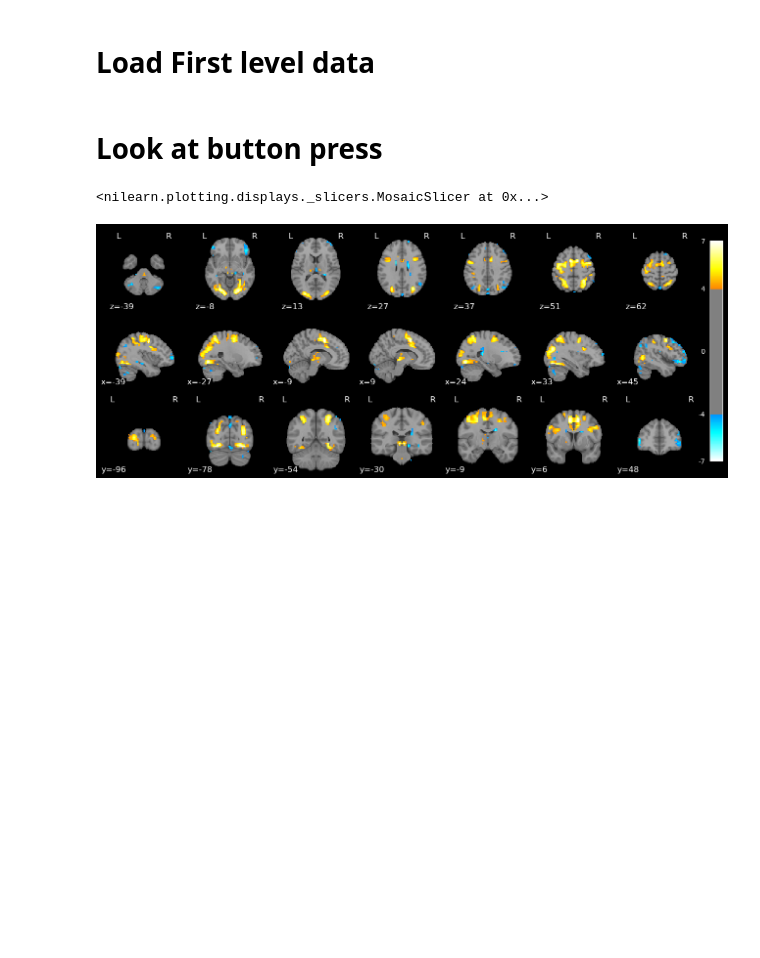
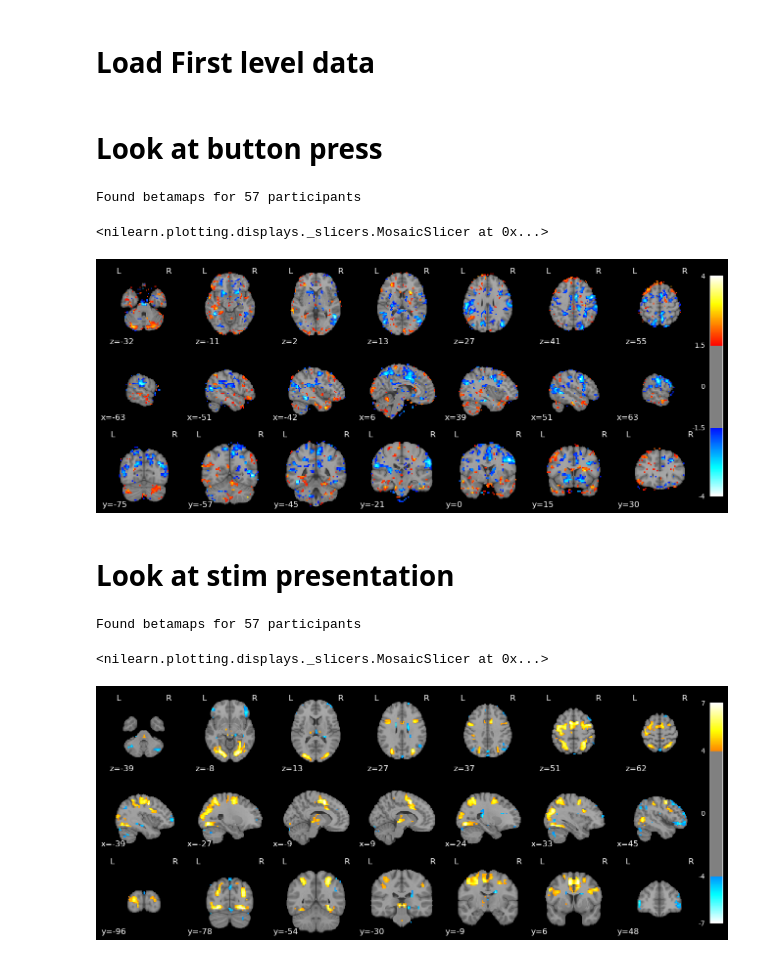
Before and after one commit to hugofluhr/learning-habits-analysis, a Jupyter notebook: results_notebooks/second_lvl_pm.ipynb, the cells around one changed output. Drawn from its saved outputs; the diff is of its cells as text; code cells hidden in the pictures; blank space fills up the shorter version.

```diff
--- a/results_notebooks/second_lvl_pm.ipynb
+++ b/results_notebooks/second_lvl_pm.ipynb
@@ -64,6 +61,10 @@ sub_ids = load_participant_list(base_dir)
 # %% [markdown]
 # Look at button press
 # %%
-betamaps_reponse_paths, _ = get_betamap_paths(sub_ids, first_level_dir, run, "sub-{sub_id}_run-{run}_betamap_first_stim_presentation_include.nii.gz")
+#betamaps_reponse_paths, _ = get_betamap_paths(sub_ids, first_level_dir, run, "sub-{sub_id}_run-{run}_betamap_first_stim_presentation_include.nii.gz")
+betamaps_reponse_paths, _ = get_betamap_paths(sub_ids, first_level_dir, run, "sub-{sub_id}_run-{run}_betamap_response.nii.gz")
+print('Found betamaps for', len(betamaps_reponse_paths), 'participants')
+# %% [output]
+Found betamaps for 57 participants
 # %%
 betamaps_response = [image.load_img(path) for path in betamaps_reponse_paths]
@@ -75,0 +74,13 @@ SC_WB_zmap = second_level_model_sc.compute_contrast(output_type=statistic)
+# %%
+plot_stat_map(SC_WB_zmap, threshold=1.5, black_bg=True, display_mode='mosaic', title='')
+# %% [output]
+<nilearn.plotting.displays._slicers.MosaicSlicer at 0x...>
+[figure, added]
+# %% [markdown]
+# Look at stim presentation
+# %%
+#betamaps_reponse_paths, _ = get_betamap_paths(sub_ids, first_level_dir, run, "sub-{sub_id}_run-{run}_betamap_first_stim_presentation_include.nii.gz")
+betamaps_presentation_paths, _ = get_betamap_paths(sub_ids, first_level_dir, run, "sub-{sub_id}_run-{run}_betamap_first_stim_presentation_include.nii.gz")
+print('Found betamaps for', len(betamaps_presentation_paths), 'participants')
+# %% [output]
+Found betamaps for 57 participants
```
Also changed, not shown: parts of 14 cells of this notebook.
